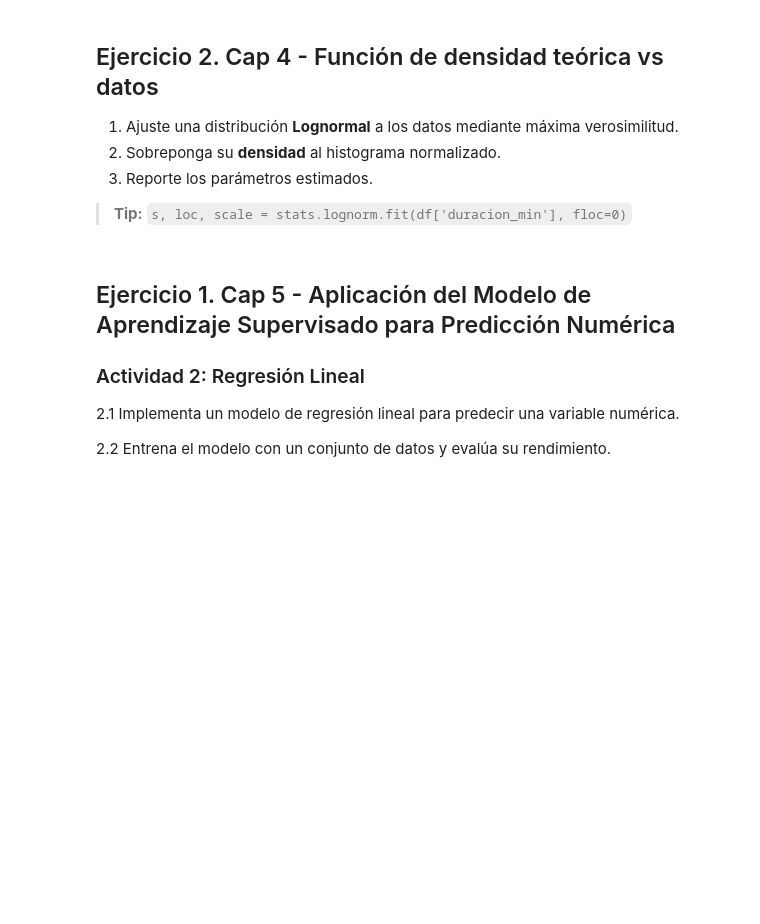
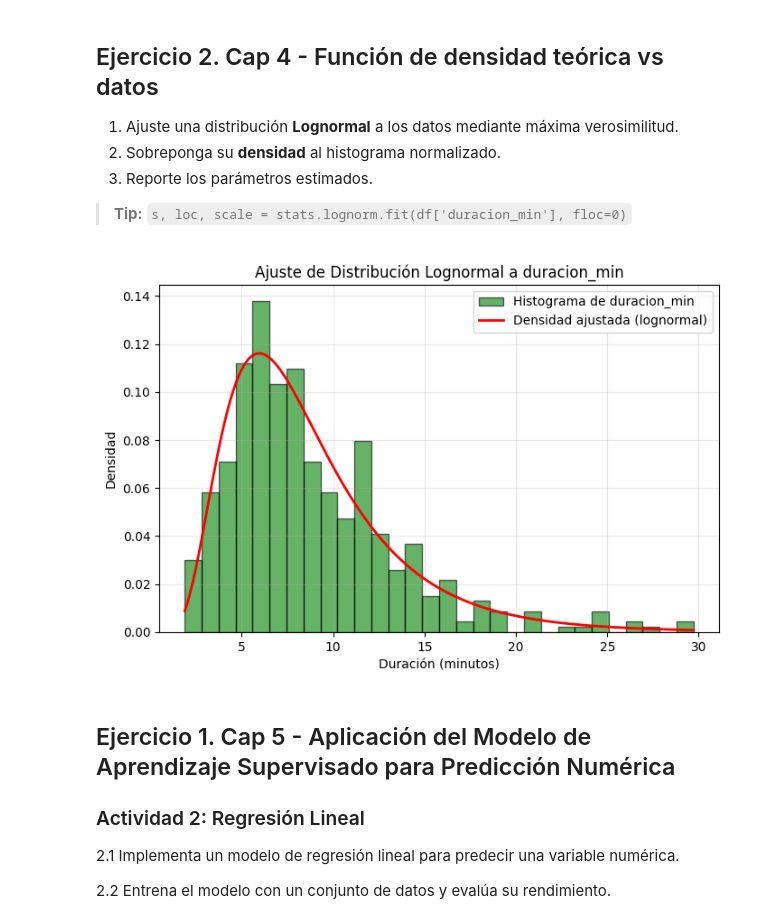
Before and after one commit to paulzamm/SIC-2025-EC, a Jupyter notebook: IA/Capitulo3-5/sem09_asin_capítulo3_AI.ipynb, the cells around one changed output. Saved outputs shown, nothing was run; the diff lists cells and outputs as text; code cells hidden in the pictures; blank space fills up the shorter version.

```diff
--- a/IA/Capitulo3-5/sem09_asin_capítulo3_AI.ipynb
+++ b/IA/Capitulo3-5/sem09_asin_capítulo3_AI.ipynb
@@ -52,8 +55,20 @@ ___
 > **Tip:** `stats.lognorm(s=sigma, scale=np.exp(mu)).rvs(n)`
 # %%
 # TODO: complete aquí
+import numpy as np
+import pandas as pd
+from scipy import stats
 # 1. Defina el tamaño de la muestra (n)
+n = 500
 # 2. Asigne los parámetros mu y sigma de la distribución lognormal
+mu = 2.0
+sigma = 0.5
 # 3. Genere los datos aleatorios
+data = stats.lognorm(s=sigma, scale=np.exp(mu)).rvs(size=n)
+
 # 4. Cree un DataFrame llamado df con una columna 'duracion_min'
+df = pd.DataFrame({'duracion_min': data})
 # 5. Muestre las primeras filas y el resumen estadístico
+print(df.head())
+print("\nResumen estadístico:")
+print(df.describe())
@@ -67,10 +100,27 @@ ___
 # %%
 # TODO: complete aquí
 # 1. Ajuste los parámetros de la distribución lognormal con stats.lognorm.fit
+s, loc, scale = stats.lognorm.fit(df['duracion_min'], floc=0)
 # 2. Genere un rango de valores (x) para la curva de densidad
+x = np.linspace(df['duracion_min'].min(), df['duracion_min'].max(), 200)
 # 3. Calcule la función de densidad teórica (pdf)
+pdf = stats.lognorm.pdf(x, s=s, loc=loc, scale=scale)
 # 4. Grafique el histograma y la curva de densidad ajustada
+import matplotlib.pyplot as plt
+plt.figure(figsize=(8, 5))
+plt.hist(df['duracion_min'], bins=30, density=True, alpha=0.6, color='g', edgecolor='black',
+        label='Histograma de duracion_min')
+plt.plot(x, pdf, 'r-', lw=2, label='Densidad ajustada (lognormal)')
 # 5. Incluya etiquetas, título y leyenda
+plt.title('Ajuste de Distribución Lognormal a duracion_min')
+plt.xlabel('Duración (minutos)')
+plt.legend()
+plt.ylabel('Densidad')
+plt.legend()
+plt.grid(alpha=0.3)
+plt.show()
+# %% [output]
+[figure, added]
 # %% [markdown]
 ## Ejercicio 1. Cap 5 - Aplicación del Modelo de Aprendizaje Supervisado para Predicción Numérica
 
```
Also changed, not shown: parts of 9 cells of this notebook.
